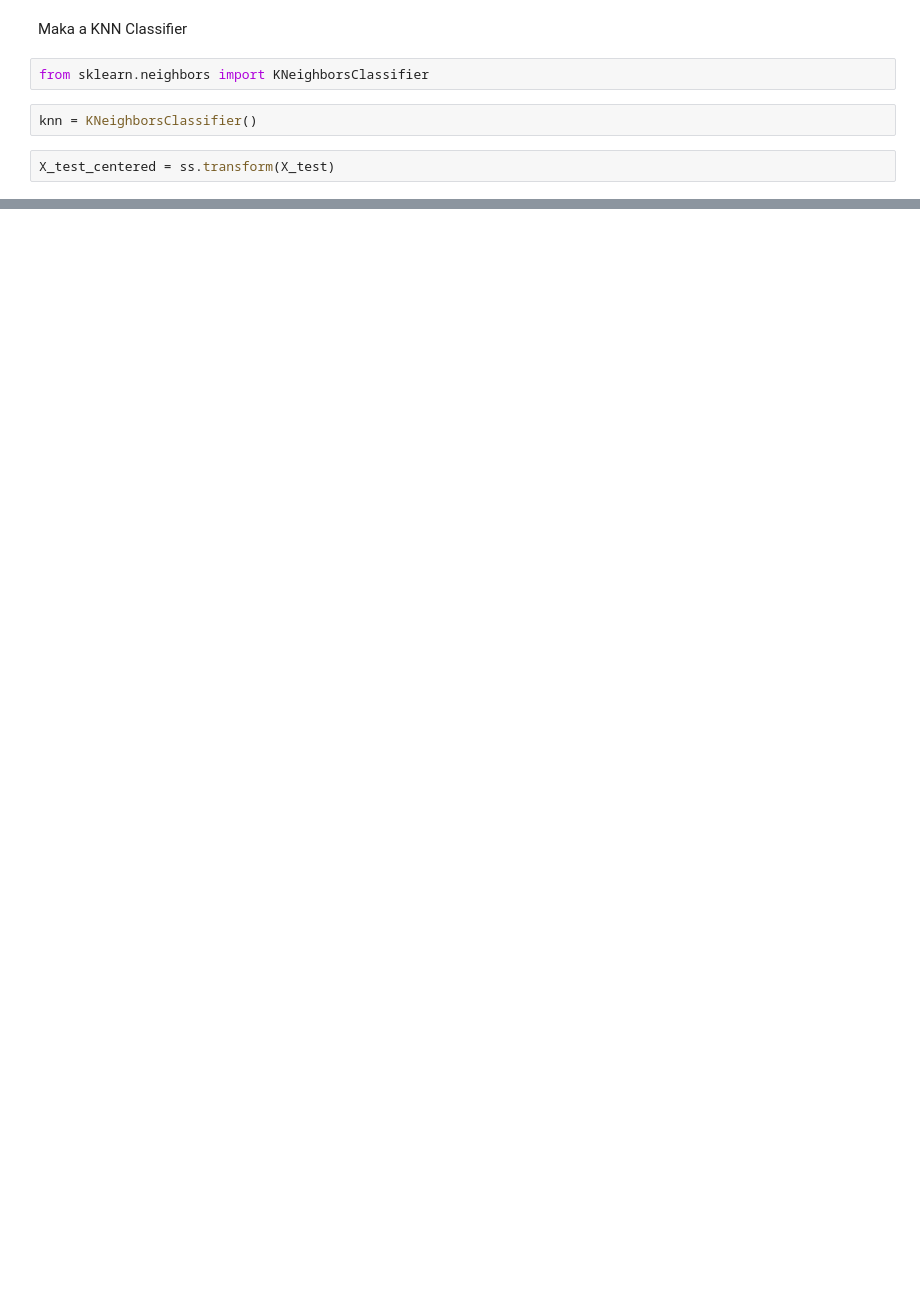
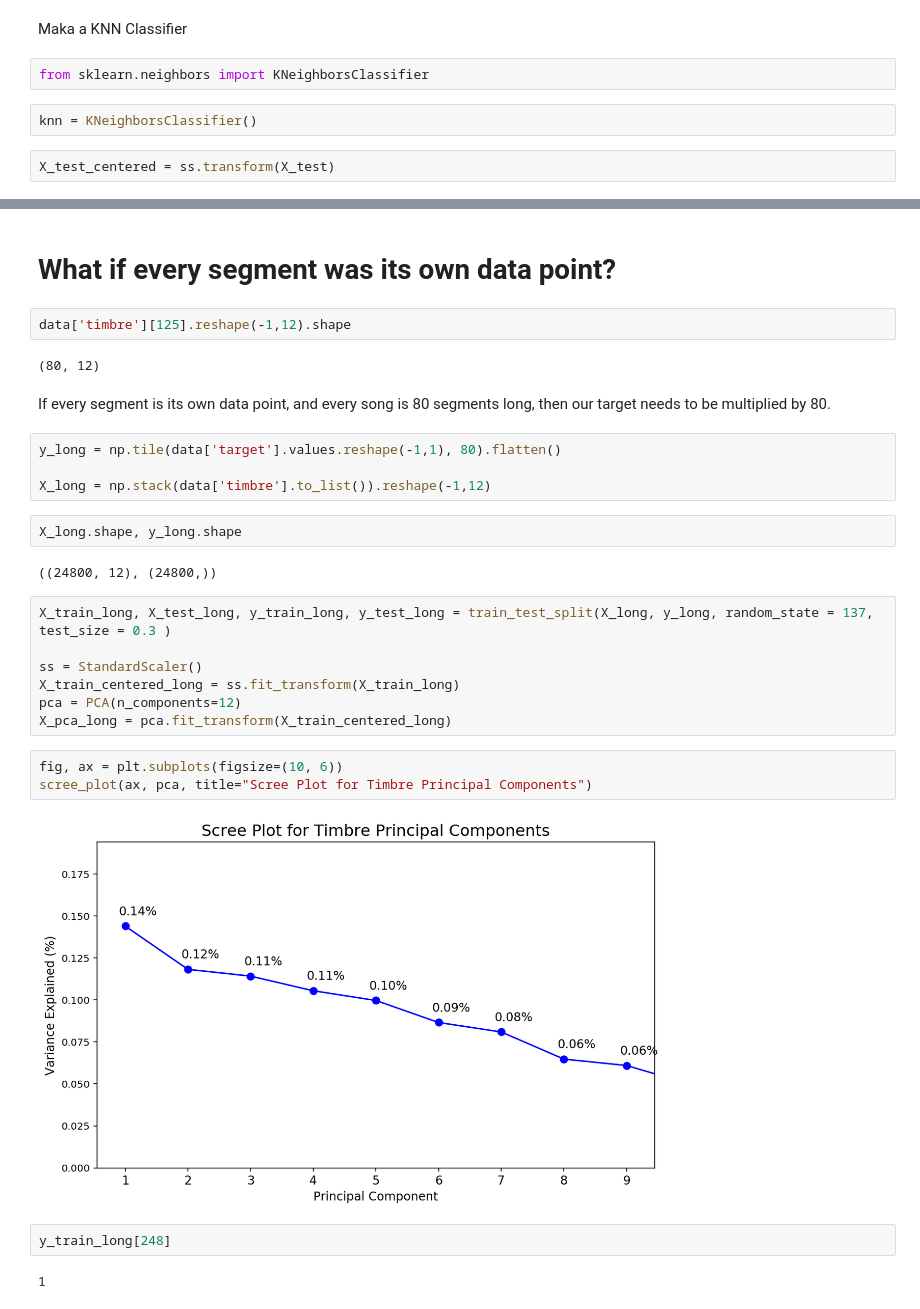
Before and after one commit to mhfisch/production-value, a Jupyter notebook: first_model.ipynb, the cells around one changed output, grey strips where cells are left out. Drawn from its saved outputs; the diff is of its cells as text; blank space fills up the shorter version.

```diff
--- a/first_model.ipynb
+++ b/first_model.ipynb
@@ -330,0 +339,32 @@ fig.show()
+# %% [markdown]
+# What if every segment was its own data point?
+# %%
+data['timbre'][125].reshape(-1,12).shape
+# %% [output]
+(80, 12)
+# %% [markdown]
+If every segment is its own data point, and every song is 80 segments long, then our target needs to be multiplied by 80.
+# %%
+y_long = np.tile(data['target'].values.reshape(-1,1), 80).flatten()
+
+X_long = np.stack(data['timbre'].to_list()).reshape(-1,12)
+# %%
+X_long.shape, y_long.shape
+# %% [output]
+((24800, 12), (24800,))
+# %%
+X_train_long, X_test_long, y_train_long, y_test_long = train_test_split(X_long, y_long, random_state = 137, test_size = 0.3 )
+
+ss = StandardScaler()
+X_train_centered_long = ss.fit_transform(X_train_long)
+pca = PCA(n_components=12)
+X_pca_long = pca.fit_transform(X_train_centered_long)
+# %%
+fig, ax = plt.subplots(figsize=(10, 6))
+scree_plot(ax, pca, title="Scree Plot for Timbre Principal Components")
+# %% [output]
+[figure, added]
+# %%
+y_train_long[248]
+# %% [output]
+1
```
Also changed, not shown: parts of 15 cells of this notebook.
